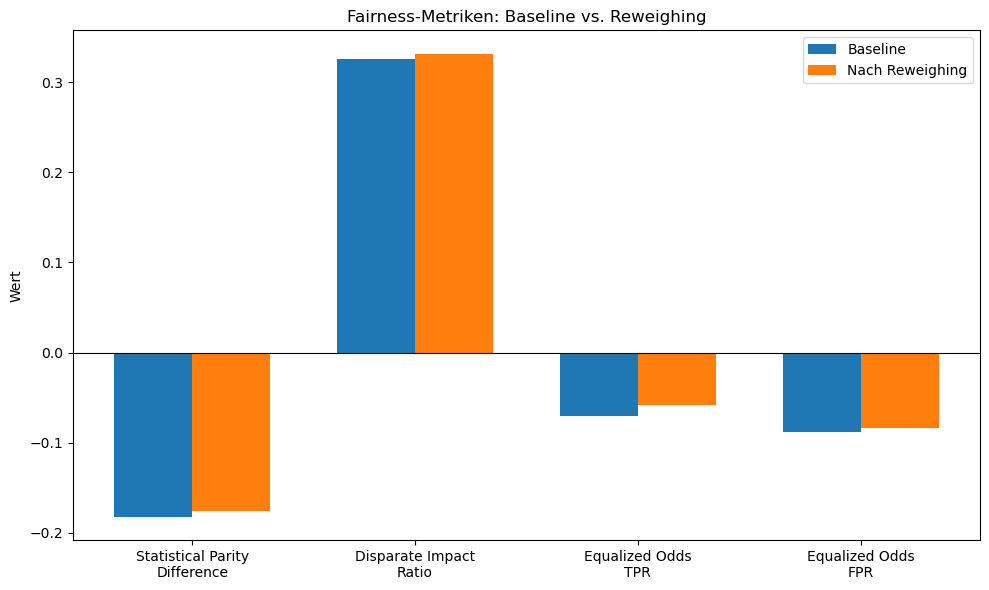
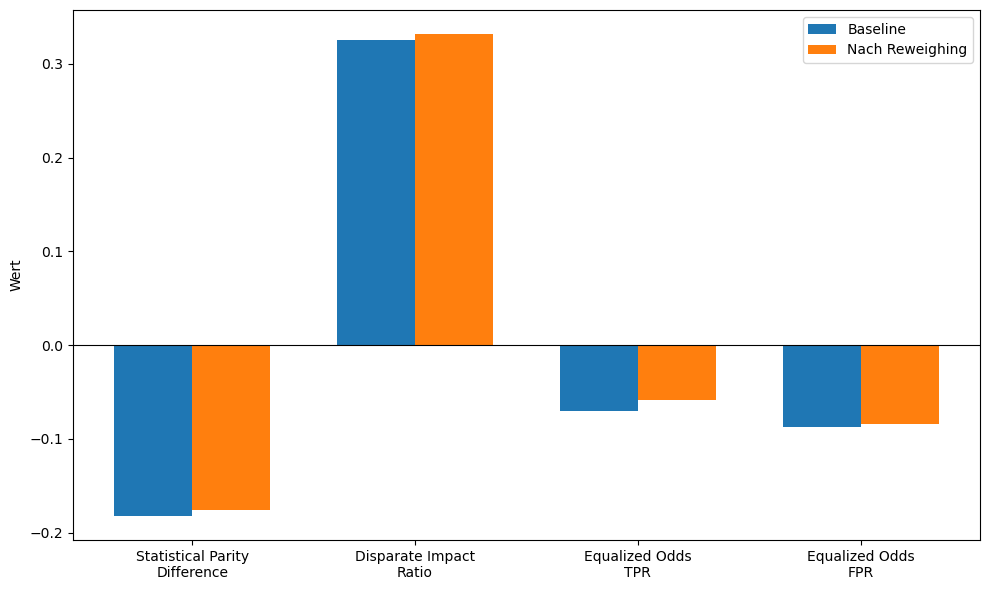
Unified diff of the notebook cell whose output changed from the first chart to the second:
--- before
+++ after
@@ -18,5 +18,5 @@
 ax.set_xticklabels(metriken)
 ax.set_ylabel('Wert')
-ax.set_title('Fairness-Metriken: Baseline vs. Reweighing')
+# ax.set_title('Fairness-Metriken: Baseline vs. Reweighing')
 ax.legend()
 ax.axhline(y=0, color='black', linewidth=0.8)

Commit: remove figure titles from plots for thesis formatting